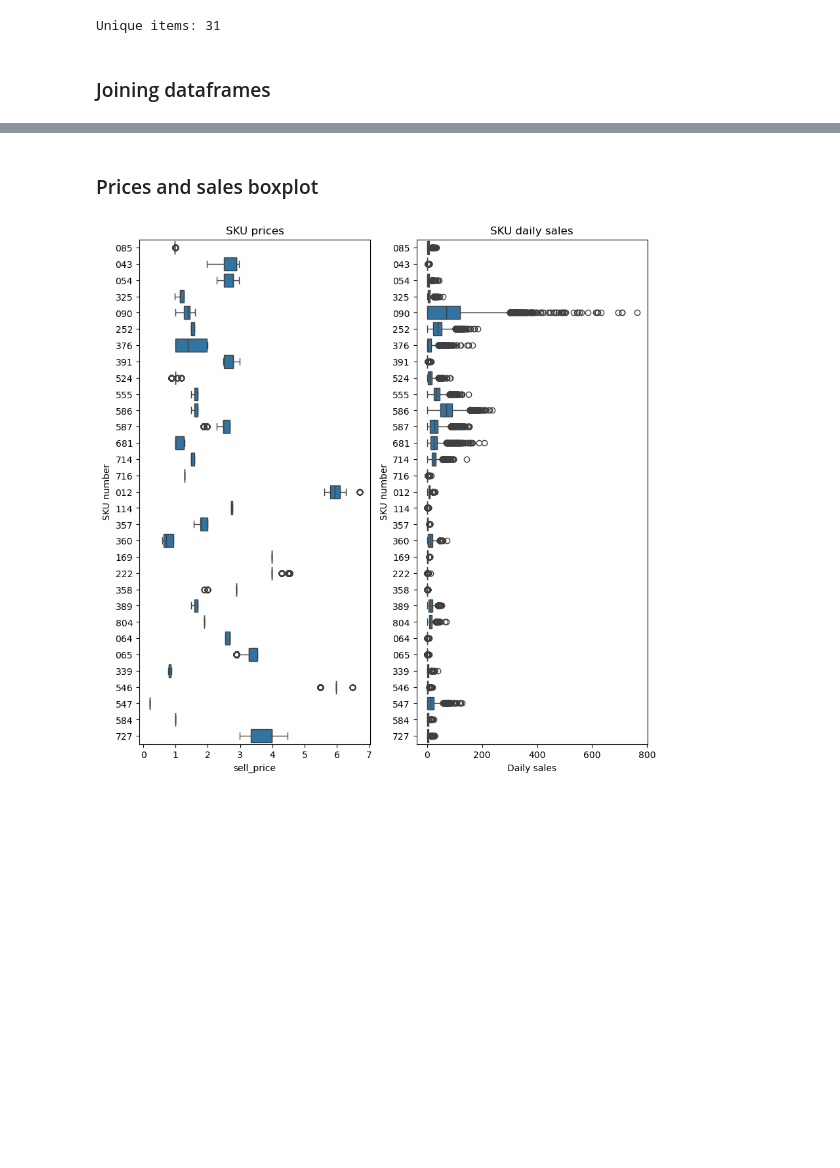
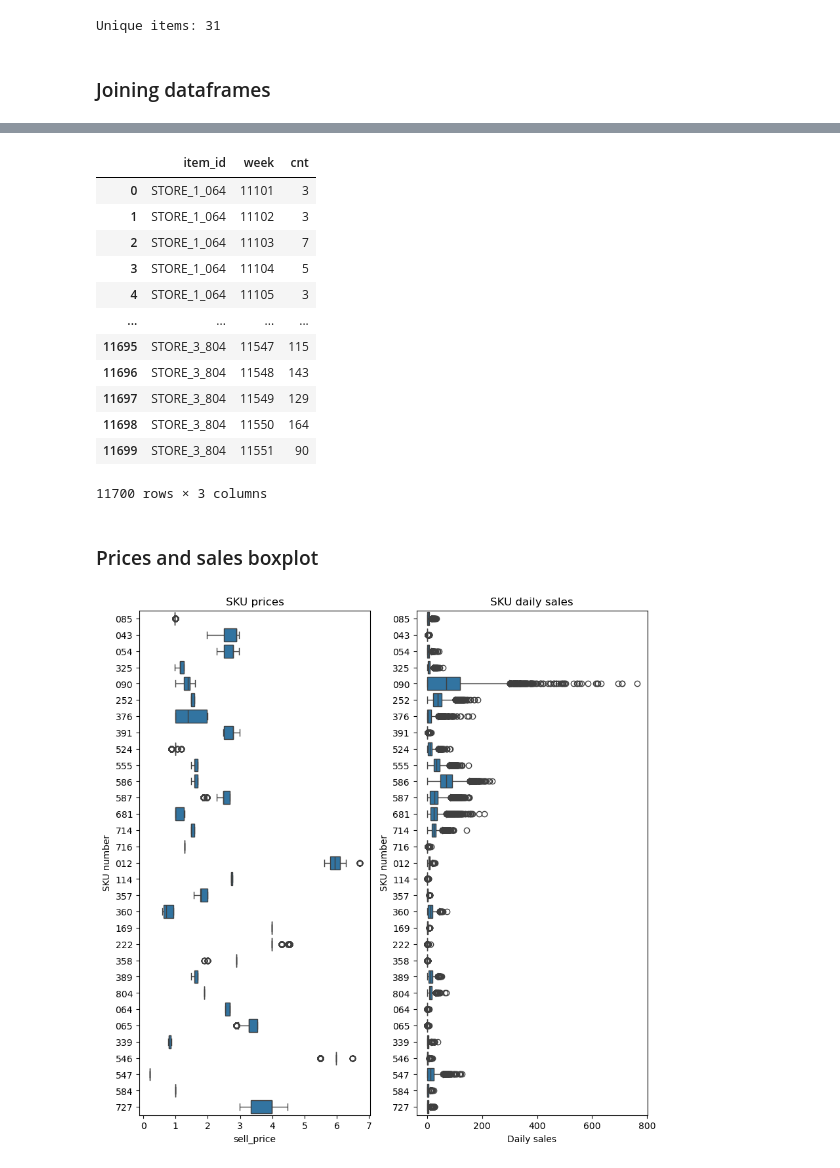
Before and after one commit to zeinovich/forecast-ai, a Jupyter notebook: notebooks/v0.1-zeinovich-firstlook.ipynb, the cells around one changed output, grey strips where cells are left out. Saved outputs shown, nothing was run; the diff lists cells and outputs as text; code cells hidden in the pictures; blank space fills up the shorter version.

```diff
--- a/notebooks/v0.1-zeinovich-firstlook.ipynb
+++ b/notebooks/v0.1-zeinovich-firstlook.ipynb
@@ -102,3 +134,30 @@ main_df
+# %%
+weekly = (
+    main_df[["item_id", "date", "cnt"]]
+    .groupby(
+        [
+            "item_id",
+            main_df["wm_yr_wk"].rename("week")
+        ]
+    )
+    .agg({"cnt": "sum"}).reset_index()
+)
+
+weekly
+# %% [output]
+|  | item_id | week | cnt |
+| 0 | STORE_1_064 | 11101 | 3 |
+| 1 | STORE_1_064 | 11102 | 3 |
+| 2 | STORE_1_064 | 11103 | 7 |
+| 3 | STORE_1_064 | 11104 | 5 |
+| 4 | STORE_1_064 | 11105 | 3 |
+| ... | ... | ... | ... |
+| 11695 | STORE_3_804 | 11547 | 115 |
+| 11696 | STORE_3_804 | 11548 | 143 |
+| 11697 | STORE_3_804 | 11549 | 129 |
+| 11698 | STORE_3_804 | 11550 | 164 |
+| 11699 | STORE_3_804 | 11551 | 90 |
+11700 rows × 3 columns
 # %% [markdown]
 ### Prices and sales boxplot
 # %%
```
Also changed, not shown: parts of 2 cells of this notebook, 8 other files.
